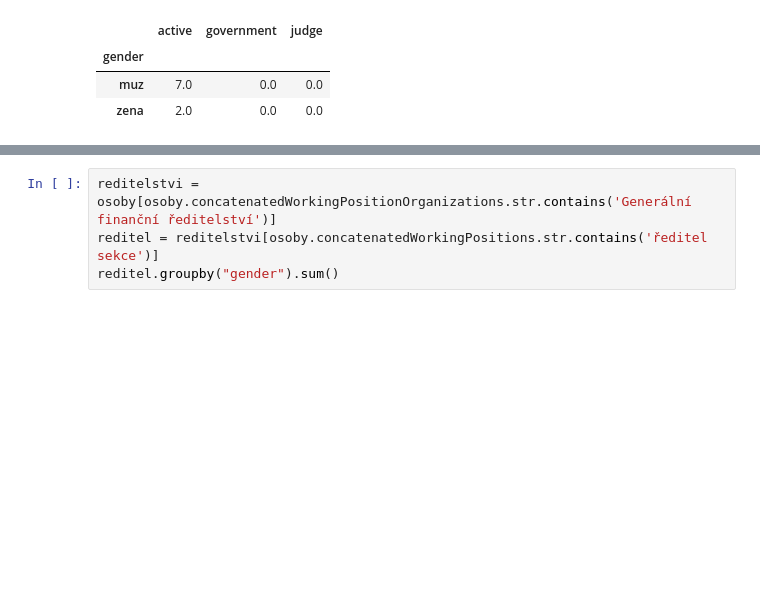
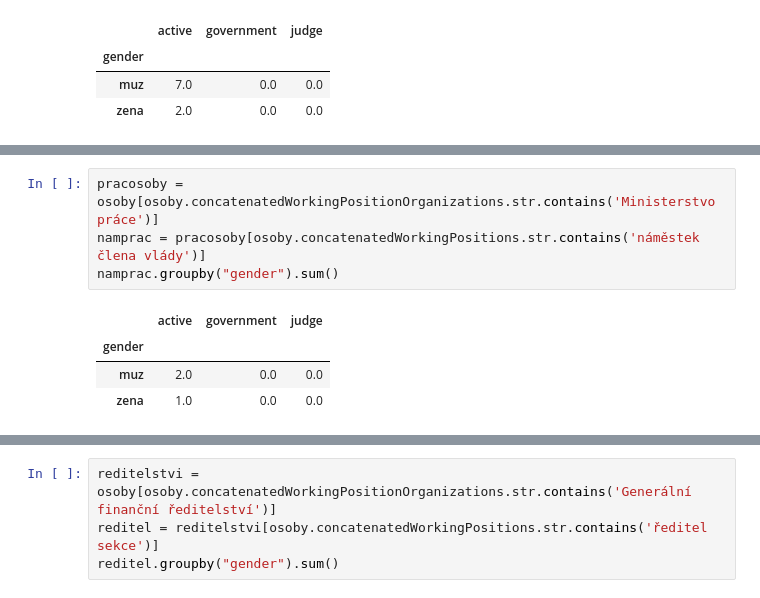
Before and after one commit to DataRozhlas/gender-gap, a Jupyter notebook: analyza_cro.ipynb, the cells around one changed output, grey strips where cells are left out. Saved outputs shown, nothing was run; the diff lists cells and outputs as text; blank space fills up the shorter version.

```diff
--- a/analyza_cro.ipynb
+++ b/analyza_cro.ipynb
@@ -839,6 +871,15 @@ náměstek člena vlády                    1
 ředitel odboru, náměstek člena vlády    1
 ředitel odboru                          1
 Name: concatenatedWorkingPositions, dtype: int64
+# %%
+pracosoby = osoby[osoby.concatenatedWorkingPositionOrganizations.str.contains('Ministerstvo práce')]
+namprac = pracosoby[osoby.concatenatedWorkingPositions.str.contains('náměstek člena vlády')]
+namprac.groupby("gender").sum()
+# %% [output]
+|  | active | government | judge |
+| gender |  |  |  |
+| muz | 2.0 | 0.0 | 0.0 |
+| zena | 1.0 | 0.0 | 0.0 |
 # %%
 dta[dta.index.str.contains('Ministerstvo školství')].sort_values(by=['sum', 'pomer'], ascending=False)
 # %% [output]
```
Also changed, not shown: parts of 61 cells of this notebook.
